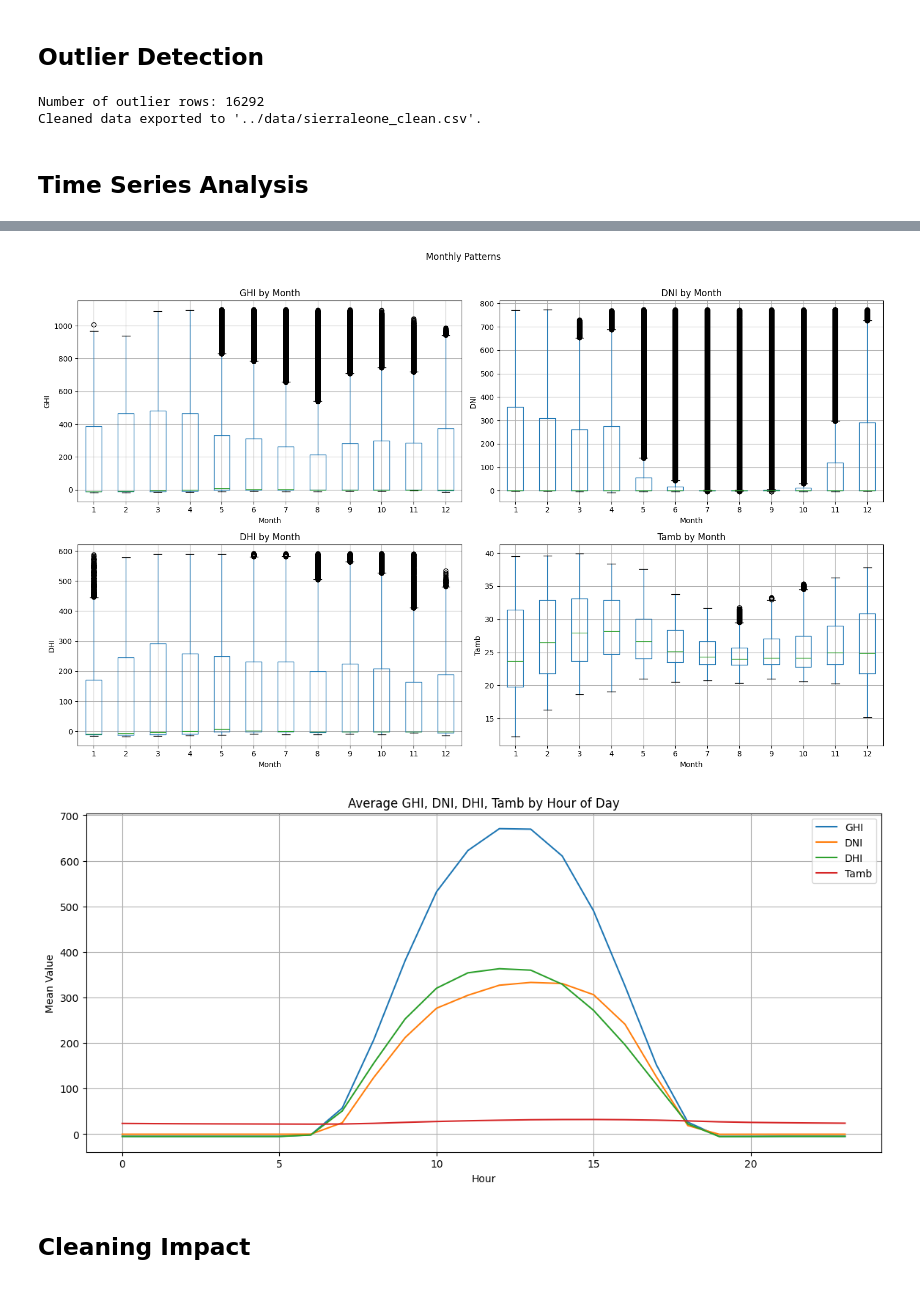
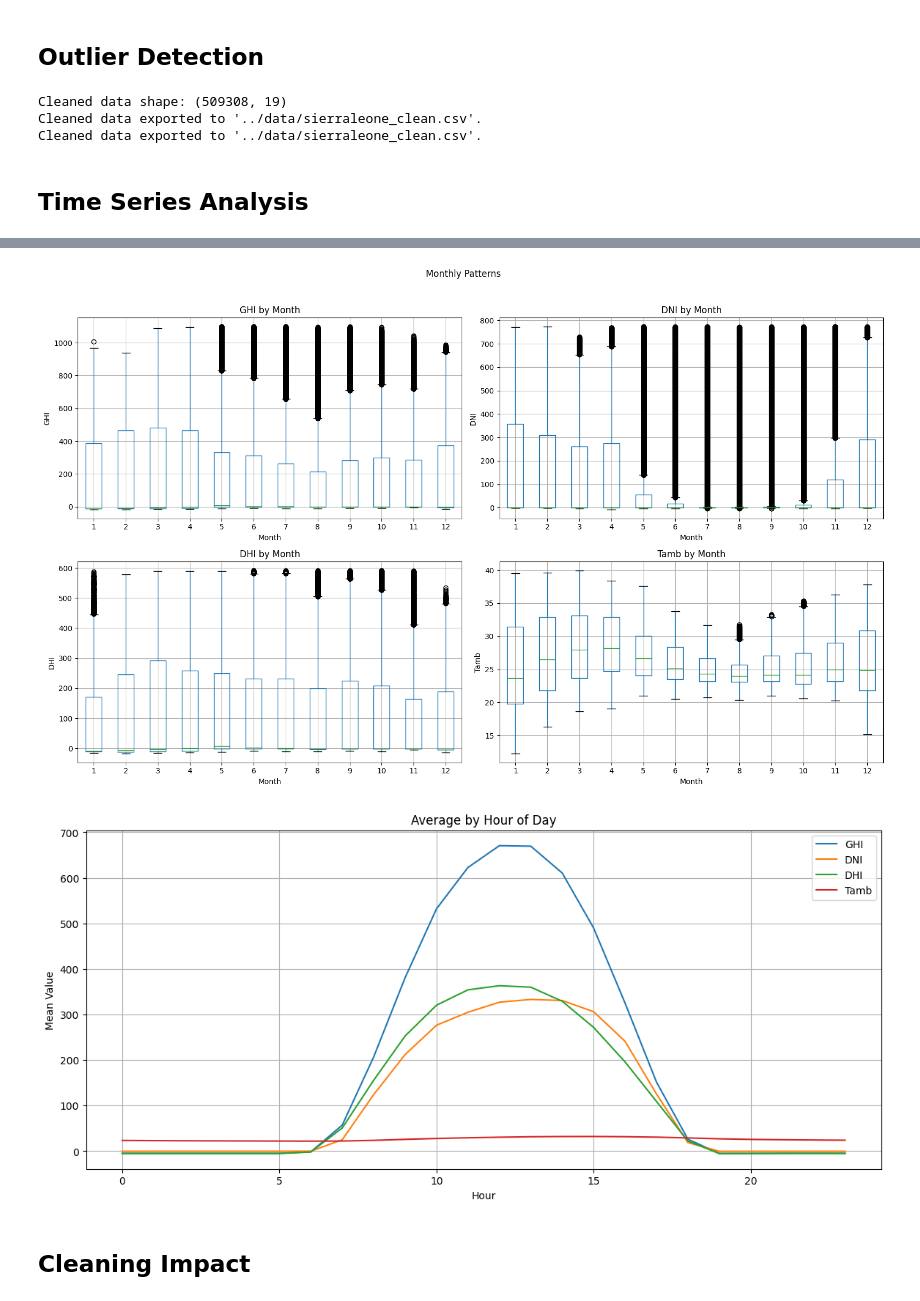
Before and after one commit to Melak12/solar-challenge-week1, a Jupyter notebook: notebooks/sierraleone_eda.ipynb, the cells around one changed output, grey strips where cells are left out. Cells and saved outputs as stored; diff of their text form; code cells hidden in the pictures.

Commit message:
refactor: new utiltiy file is added to modularize common functions and the notebooks are refactored accordingly

```diff
--- a/notebooks/sierraleone_eda.ipynb
+++ b/notebooks/sierraleone_eda.ipynb
@@ -72,70 +69,27 @@ dtype: int64
 ## Outlier Detection
 # %%
 from scipy.stats import zscore
-import numpy as np
 
-# Columns to check for missing values and outliers
+# Clean data using utility function
 key_columns = ['GHI', 'DNI', 'DHI', 'ModA', 'ModB', 'WS', 'WSgust']
-
-# 1. Handle missing values: impute with median for key columns
-for col in key_columns:
-    if df[col].isna().any():
-        median_val = df[col].median()
-        df[col].fillna(median_val, inplace=True)
-
-# 2. Compute Z-scores and flag outliers (|Z| > 3)
-z_scores = df[key_columns].apply(zscore)
-outlier_mask = (np.abs(z_scores) > 3).any(axis=1)
-print(f"Number of outlier rows: {outlier_mask.sum()}")
-
-# Optionally, drop outliers
-df_clean = df[~outlier_mask].copy()
-
-# 3. Export cleaned DataFrame
-df_clean.to_csv('../data/sierraleone_clean.csv', index=False)
-print("Cleaned data exported to '../data/sierraleone_clean.csv'.")
+df_clean = clean_data(df, key_columns)
+print(f"Cleaned data shape: {df_clean.shape}")
+save_clean_data(df_clean, 'sierraleone_clean.csv')
 # %% [output]
-Number of outlier rows: 16292
+Cleaned data shape: (509308, 19)
 Cleaned data exported to '../data/sierraleone_clean.csv'.
+Cleaned data exported to '../data/sierraleone_clean.csv'.
 # %% [markdown]
 ## Time Series Analysis
 # %%
-# Plot GHI, DNI, DHI, Tamb vs. Timestamp (line chart)
-fig, ax1 = plt.subplots(figsize=(16, 6))
-
-df_clean.set_index('Timestamp')[['GHI', 'DNI', 'DHI', 'Tamb']].plot(ax=ax1)
-ax1.set_ylabel('Value')
-ax1.set_title('GHI, DNI, DHI, Tamb vs. Timestamp')
-plt.legend(loc='upper right')
-plt.tight_layout()
-plt.show()
-
-# Monthly patterns: boxplot by month
-df_clean['Month'] = df_clean['Timestamp'].dt.month
-fig, axes = plt.subplots(2, 2, figsize=(16, 10))
-for i, col in enumerate(['GHI', 'DNI', 'DHI', 'Tamb']):
-    ax = axes[i//2, i%2]
-    df_clean.boxplot(column=col, by='Month', ax=ax)
-    ax.set_title(f'{col} by Month')
-    ax.set_xlabel('Month')
-    ax.set_ylabel(col)
-plt.suptitle('Monthly Patterns')
-plt.tight_layout(rect=[0, 0, 1, 0.96])
-plt.show()
-
-# Daily trends: average by hour of day
-df_clean['Hour'] = df_clean['Timestamp'].dt.hour
-hourly_means = df_clean.groupby('Hour')[['GHI', 'DNI', 'DHI', 'Tamb']].mean()
-hourly_means.plot(figsize=(14, 6))
-plt.title('Average GHI, DNI, DHI, Tamb by Hour of Day')
-plt.xlabel('Hour')
-plt.ylabel('Mean Value')
-plt.grid(True)
-plt.show()
+# Time Series and Boxplot Analysis using modular functions
+plot_time_series(df_clean, ['GHI', 'DNI', 'DHI', 'Tamb'], 'GHI, DNI, DHI, Tamb vs. Timestamp')
+plot_monthly_boxplots(df_clean, ['GHI', 'DNI', 'DHI', 'Tamb'])
+plot_hourly_trends(df_clean, ['GHI', 'DNI', 'DHI', 'Tamb'])
 # %% [output]
 [figure]
 [figure]
-[figure, old version]
+[figure, new version]
 # %% [markdown]
 ## Cleaning Impact
 # %%
```
Also changed, not shown: parts of 2 cells of this notebook, 5 other files.
